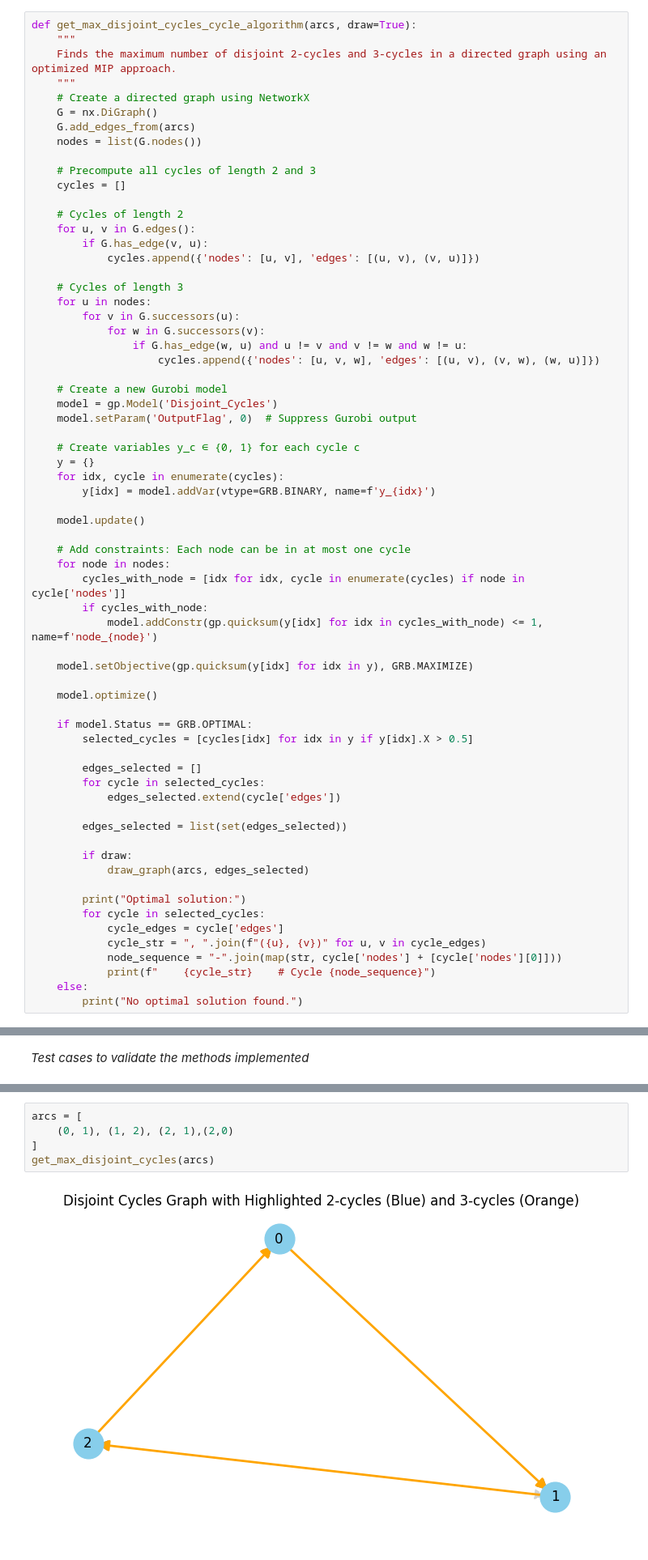
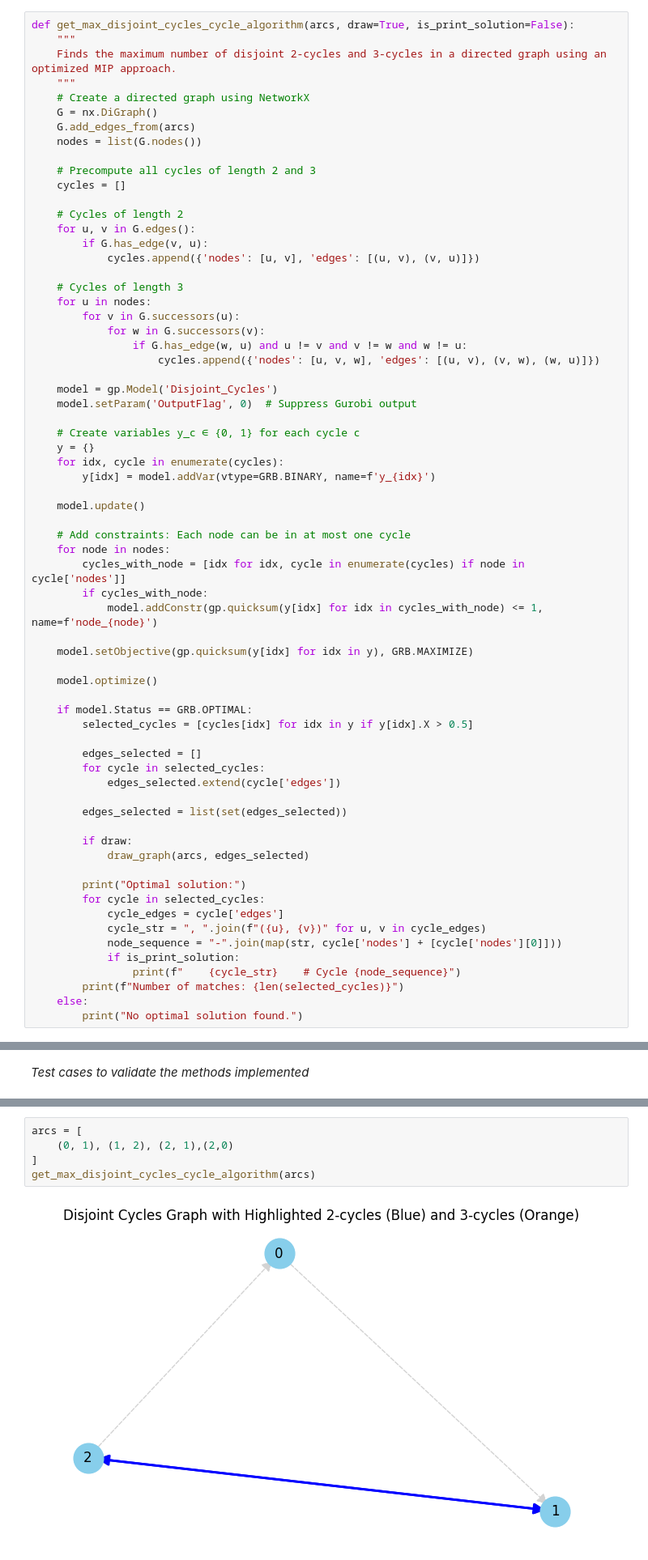
Before and after one commit to gabrieltepin/or_united, a Jupyter notebook: main.ipynb, the cells around one changed output, grey strips where cells are left out. Shown at 81% size. Cells and saved outputs as stored; diff of their text form.

```diff
--- a/main.ipynb
+++ b/main.ipynb
@@ -358,7 +360,7 @@ def get_max_disjoint_cycles(arcs, draw=True):
     else:
         print("No optimal solution found.")
 # %%
-def get_max_disjoint_cycles_cycle_algorithm(arcs, draw=True):
+def get_max_disjoint_cycles_cycle_algorithm(arcs, draw=True, is_print_solution=False):
     """
     Finds the maximum number of disjoint 2-cycles and 3-cycles in a directed graph using an optimized MIP approach.
     """
@@ -382,7 +384,6 @@ def get_max_disjoint_cycles_cycle_algorithm(arcs, draw=True):
                 if G.has_edge(w, u) and u != v and v != w and w != u:
                     cycles.append({'nodes': [u, v, w], 'edges': [(u, v), (v, w), (w, u)]})
 
-    # Create a new Gurobi model
     model = gp.Model('Disjoint_Cycles')
     model.setParam('OutputFlag', 0)  # Suppress Gurobi output
 
@@ -420,7 +421,9 @@ def get_max_disjoint_cycles_cycle_algorithm(arcs, draw=True):
             cycle_edges = cycle['edges']
             cycle_str = ", ".join(f"({u}, {v})" for u, v in cycle_edges)
             node_sequence = "-".join(map(str, cycle['nodes'] + [cycle['nodes'][0]]))
-            print(f"    {cycle_str}    # Cycle {node_sequence}")
+            if is_print_solution:
+                print(f"    {cycle_str}    # Cycle {node_sequence}")
+        print(f"Number of matches: {len(selected_cycles)}")
     else:
         print("No optimal solution found.")
 # %%
@@ -730,8 +712,8 @@ Optimal solution:
 # %%
 arcs = [
     (0, 1), (1, 2), (2, 1),(2,0)
 ]
-get_max_disjoint_cycles(arcs)
+get_max_disjoint_cycles_cycle_algorithm(arcs)
 # %% [output]
-[figure, old version]
+[figure, new version]
 Optimal solution:
```
Also changed, not shown: parts of 29 cells of this notebook.
